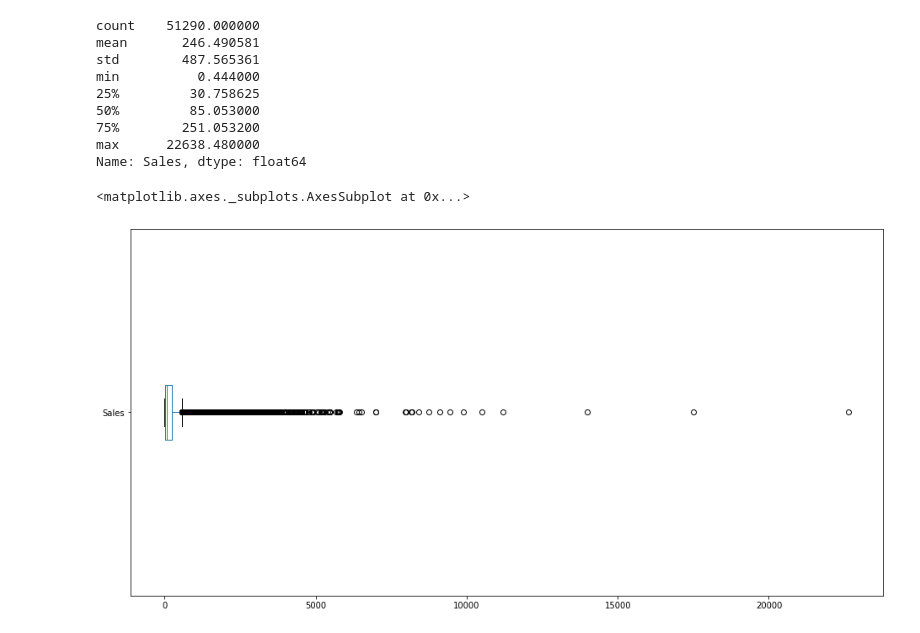
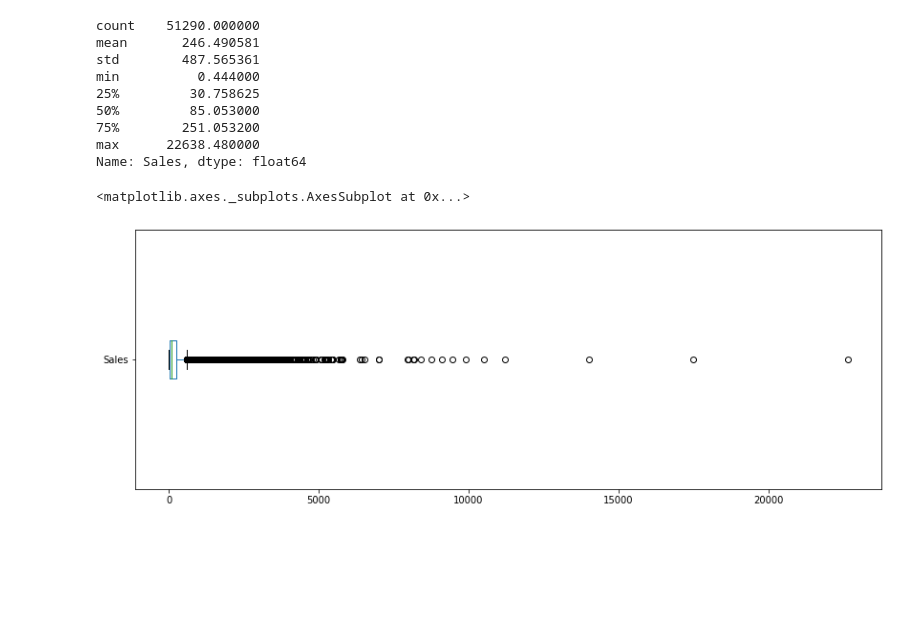
Before and after one commit to abidshafee/dataAnalysis, a Jupyter notebook: dataAnalysis.ipynb, the cells around one changed output. Saved outputs shown, nothing was run; the diff lists cells and outputs as text; code cells hidden in the pictures; blank space fills up the shorter version.

```diff
--- a/dataAnalysis.ipynb
+++ b/dataAnalysis.ipynb
@@ -201,7 +201,7 @@ min          0.444000
 max      22638.480000
 Name: Sales, dtype: float64
 # %%
-df['Sales'].plot(kind='box', vert=False, figsize=(16, 8))
+df['Sales'].plot(kind='box', vert=False, figsize=(14, 5))
 # %% [output]
 <matplotlib.axes._subplots.AxesSubplot at 0x...>
-[figure, old version]
+[figure, new version]
```
